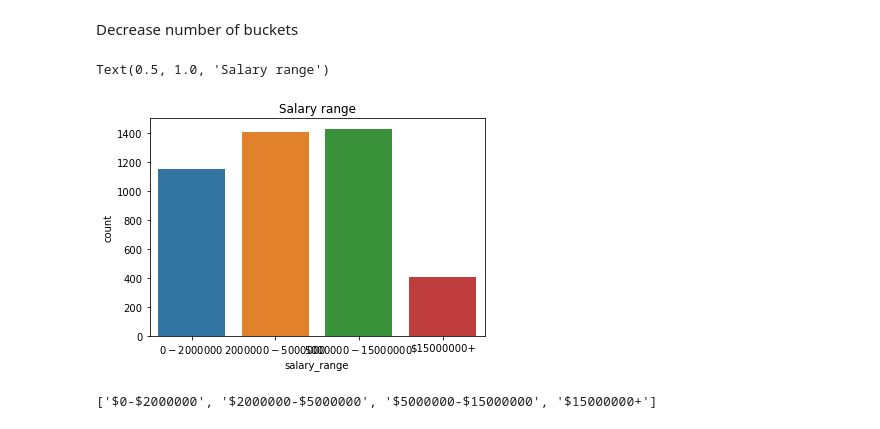
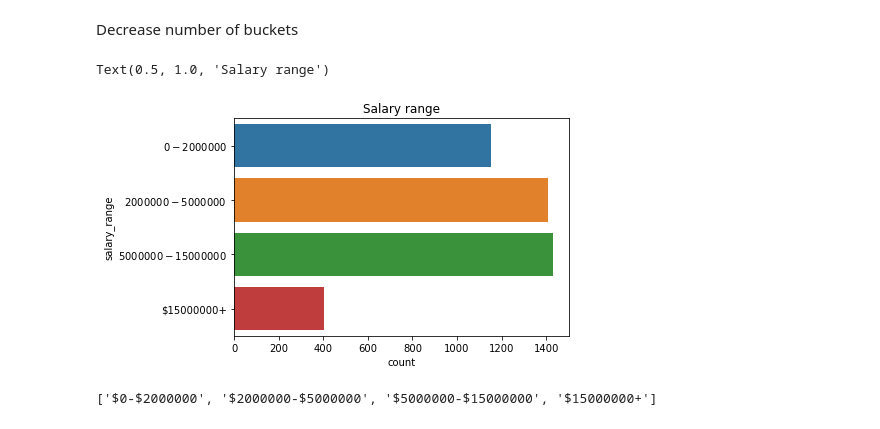
Before and after one commit to AndrewJMayne/BasketballPredictions, a Jupyter notebook: Final Project Basketball.ipynb, the cells around one changed output. Drawn from its saved outputs; the diff is of its cells as text; code cells hidden in the pictures.

```diff
--- a/Final Project Basketball.ipynb
+++ b/Final Project Basketball.ipynb
@@ -291,23 +299,23 @@ Decrease number of buckets
 # %%
 #less buckets
 bins = [0,2000000,5000000, 15000000, 400000000]
 labels = []
 for index, i in enumerate(bins):
     if index +2>= len(bins):
         labels.append(f'${i}+')
         break
     labels.append(f'${i}-${bins[index+1]}')
 
 df_buckets['salary_range']= pd.cut(x=df_buckets['salary'], bins=bins, labels=labels)
 X = df_buckets.drop(columns=['salary', 'salary_range' ],axis=1)
 y = df_buckets.salary_range
 
 X_train, X_test, y_train, y_test = train_test_split(X,y, test_size=0.1, random_state=40)
 
-sns.countplot(data=df_buckets, x="salary_range").set_title("Salary range")
+sns.countplot(data=df_buckets, y="salary_range").set_title("Salary range")
 # %% [output]
 Text(0.5, 1.0, 'Salary range')
-[figure, old version]
+[figure, new version]
 # %%
 labels
 # %% [output]
```
Also changed, not shown: parts of 9 cells of this notebook.
